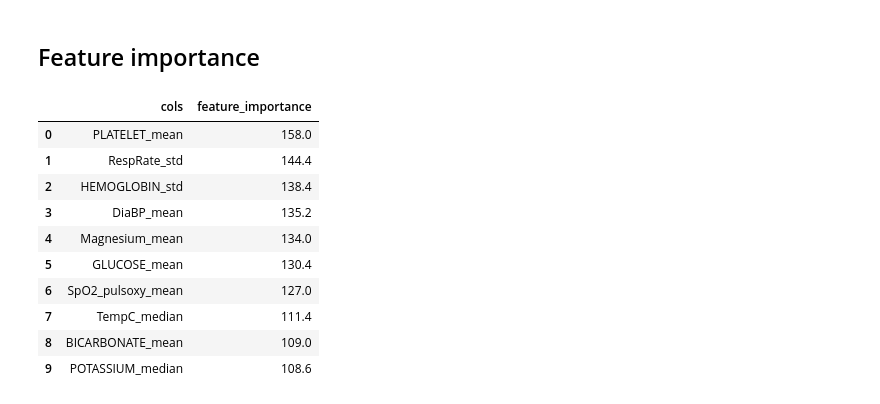
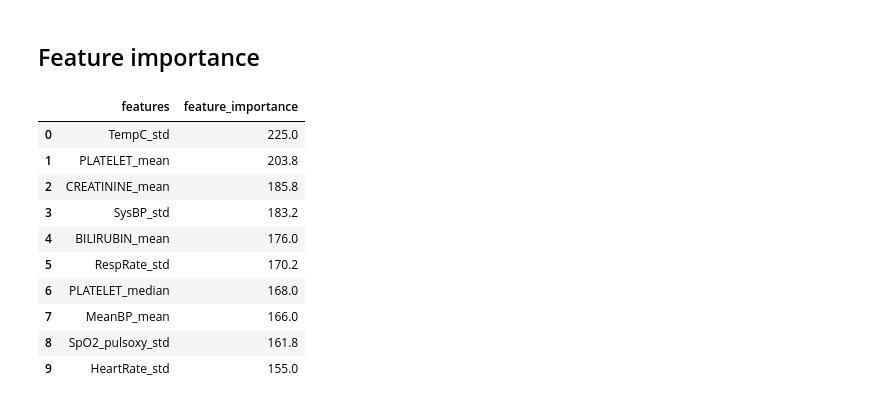
Before and after one commit to kewellcjj/sepsis-detection, a Jupyter notebook: Lightgbm_Model.ipynb, the cells around one changed output. Cells and saved outputs as stored; diff of their text form; code cells hidden in the pictures.

```diff
--- a/Lightgbm_Model.ipynb
+++ b/Lightgbm_Model.ipynb
@@ -31,7 +31,7 @@ import os, gc
 # %% [markdown]
 ## Parameter setting
 # %%
-DATA_DIR = './data_final'
+DATA_DIR = 'data_ultimate_final'
 SEED = 42
 MAX_EVAL = 50
 TEST_SIZE = 0.1
@@ -193,8 +186,9 @@ X_test = MinMaxScaler().fit_transform(X_test)
 # %%
-df_train, df_test = model_data('LGBM', path = 'data_final', test_size=0.1)
-X_train, y_train = df_train.drop(columns=['label']), df_train['label']
-X_test, y_test = df_test.drop(columns=['label']), df_test['label']
+df_train, df_test = model_data('LGBM', path = DATA_DIR, test_size=0.1)
+X_train, y_train = df_train.drop(columns=['label', 'icustay_id']), df_train['label']
+X_test, y_test = df_test.drop(columns=['label', 'icustay_id']), df_test['label']
 
-X_train = StandardScaler().fit_transform(X_train)
-X_test = StandardScaler().fit_transform(X_test)
+sc = MinMaxScaler()
+X_train = sc.fit_transform(X_train)
+X_test = sc.transform(X_test)
 # %% [output]
@@ -277,23 +281,23 @@ plt.savefig('lightgbm-auc.jpg')
 ## Feature importance
 # %%
 # dir(res['cvbooster'])
-feature_imp = np.zeros((X.shape[1]))
+feature_imp = np.zeros((X_train.shape[1]))
 for booster in trials.best_trial['result']['boosters']:
     feature_imp += booster.feature_importance() / 5
 # %%
-feature_imp = pd.DataFrame(dict(cols = case_control_all.drop(columns=cols_delete).columns, feature_importance = feature_imp)). \
+feature_imp = pd.DataFrame(dict(features = df_train.drop(columns=['label', 'icustay_id']).columns, feature_importance = feature_imp)). \
     sort_values('feature_importance', ascending=False, ignore_index=True).head(10)
 feature_imp.to_latex('feature_imp.tex', index=False)
 feature_imp
 # %% [output]
-|  | cols | feature_importance |
-| 0 | PLATELET_mean | 158.0 |
-| 1 | RespRate_std | 144.4 |
-| 2 | HEMOGLOBIN_std | 138.4 |
-| 3 | DiaBP_mean | 135.2 |
-| 4 | Magnesium_mean | 134.0 |
-| 5 | GLUCOSE_mean | 130.4 |
-| 6 | SpO2_pulsoxy_mean | 127.0 |
-| 7 | TempC_median | 111.4 |
-| 8 | BICARBONATE_mean | 109.0 |
-| 9 | POTASSIUM_median | 108.6 |
+|  | features | feature_importance |
+| 0 | TempC_std | 225.0 |
+| 1 | PLATELET_mean | 203.8 |
+| 2 | CREATININE_mean | 185.8 |
+| 3 | SysBP_std | 183.2 |
+| 4 | BILIRUBIN_mean | 176.0 |
+| 5 | RespRate_std | 170.2 |
+| 6 | PLATELET_median | 168.0 |
+| 7 | MeanBP_mean | 166.0 |
+| 8 | SpO2_pulsoxy_std | 161.8 |
+| 9 | HeartRate_std | 155.0 |
```
Also changed, not shown: parts of 10 cells of this notebook.
